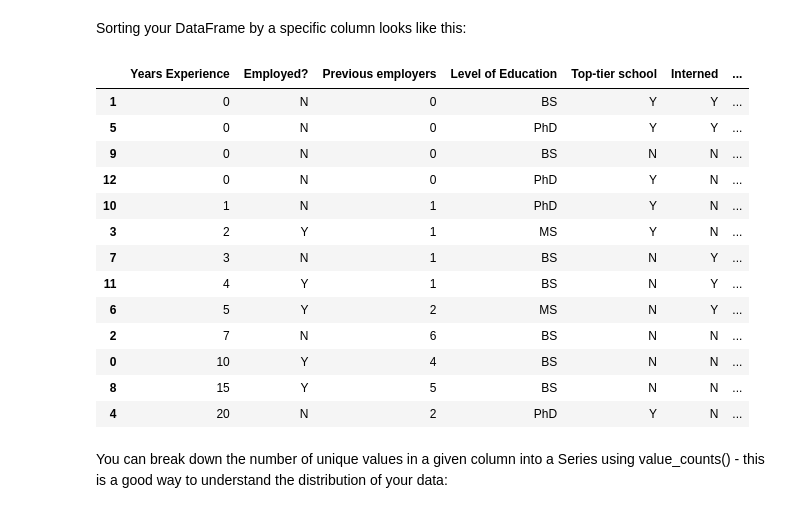
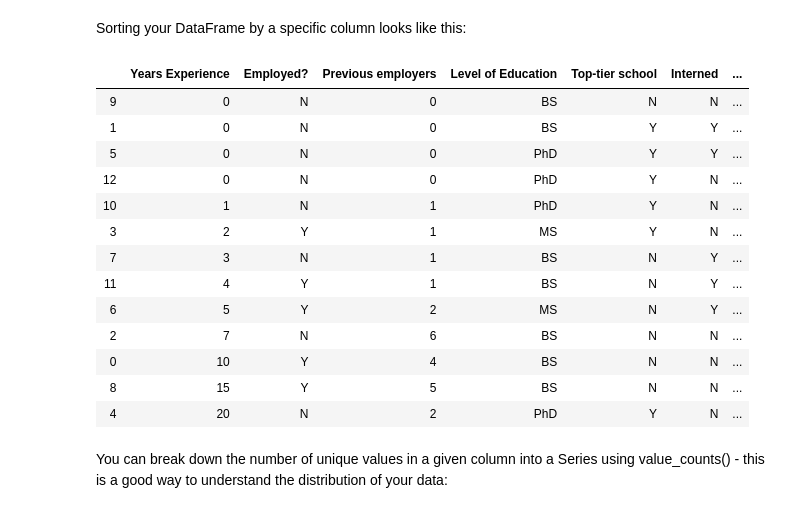
Before and after one commit to griffith-data-analytics/3803ict-workshops, a Jupyter notebook: Lab 1/I.1 PandasTutorial.ipynb, the cells around one changed output. Cells and saved outputs as stored; diff of their text form; code cells hidden in the pictures.

```diff
--- a/Lab 1/I.1 PandasTutorial.ipynb
+++ b/Lab 1/I.1 PandasTutorial.ipynb
@@ -152,12 +153,12 @@ df[['Years Experience', 'Hired']][:5]
 # %% [markdown]
 Sorting your DataFrame by a specific column looks like this:
 # %%
-df.sort_values(['Years Experience'])
+df.sort_values(['Years Experience','Hired'])
 # %% [output]
 |  | Years Experience | Employed? | Previous employers | Level of Education | Top-tier school | Interned | ... |
+| 9 | 0 | N | 0 | BS | N | N | ... |
 | 1 | 0 | N | 0 | BS | Y | Y | ... |
 | 5 | 0 | N | 0 | PhD | Y | Y | ... |
-| 9 | 0 | N | 0 | BS | N | N | ... |
 | 12 | 0 | N | 0 | PhD | Y | N | ... |
 | 10 | 1 | N | 1 | PhD | Y | N | ... |
 | 3 | 2 | Y | 1 | MS | Y | N | ... |
```
Also changed, not shown: parts of 9 cells of this notebook, 14 other files.
